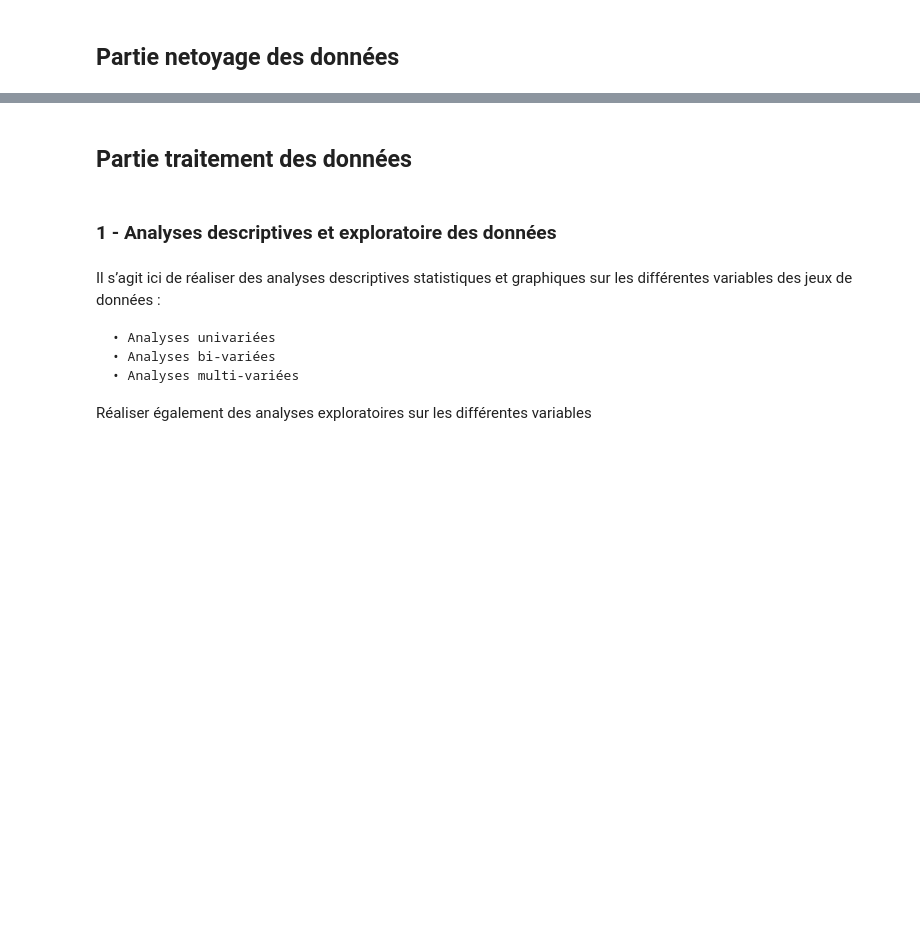
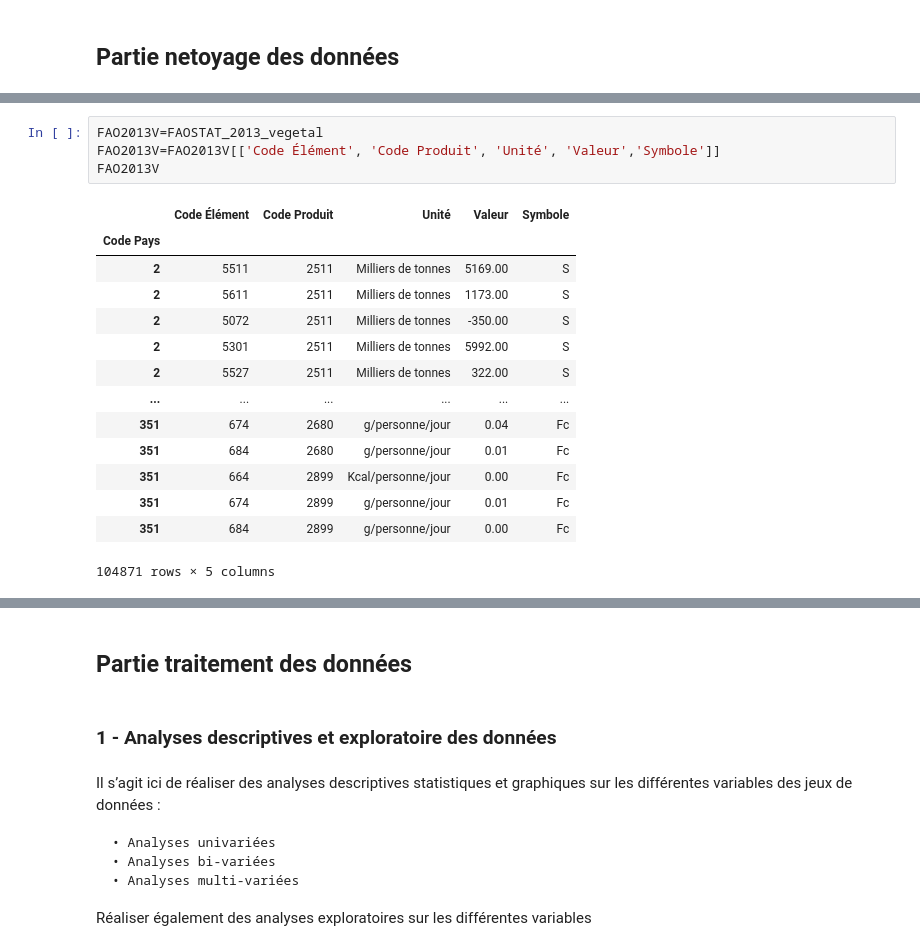
Before and after one commit to data-IA-2023/Groupe-3, a Jupyter notebook: briefs181223 - Mohammed.ipynb, the cells around one changed output, grey strips where cells are left out. Drawn from its saved outputs; the diff is of its cells as text; blank space fills up the shorter version.

```diff
--- a/briefs181223 - Mohammed.ipynb
+++ b/briefs181223 - Mohammed.ipynb
@@ -113,0 +117,19 @@ BD_culture[BD_culture['Valeur'].isnull()]
+# %%
+FAO2013V=FAOSTAT_2013_vegetal
+FAO2013V=FAO2013V[['Code Élément', 'Code Produit', 'Unité', 'Valeur','Symbole']]
+FAO2013V
+# %% [output]
+|  | Code Élément | Code Produit | Unité | Valeur | Symbole |
+| Code Pays |  |  |  |  |  |
+| 2 | 5511 | 2511 | Milliers de tonnes | 5169.00 | S |
+| 2 | 5611 | 2511 | Milliers de tonnes | 1173.00 | S |
+| 2 | 5072 | 2511 | Milliers de tonnes | -350.00 | S |
+| 2 | 5301 | 2511 | Milliers de tonnes | 5992.00 | S |
+| 2 | 5527 | 2511 | Milliers de tonnes | 322.00 | S |
+| ... | ... | ... | ... | ... | ... |
+| 351 | 674 | 2680 | g/personne/jour | 0.04 | Fc |
+| 351 | 684 | 2680 | g/personne/jour | 0.01 | Fc |
+| 351 | 664 | 2899 | Kcal/personne/jour | 0.00 | Fc |
+| 351 | 674 | 2899 | g/personne/jour | 0.01 | Fc |
+| 351 | 684 | 2899 | g/personne/jour | 0.00 | Fc |
+104871 rows × 5 columns
```
Also changed, not shown: parts of 7 cells of this notebook, 1 other file.
